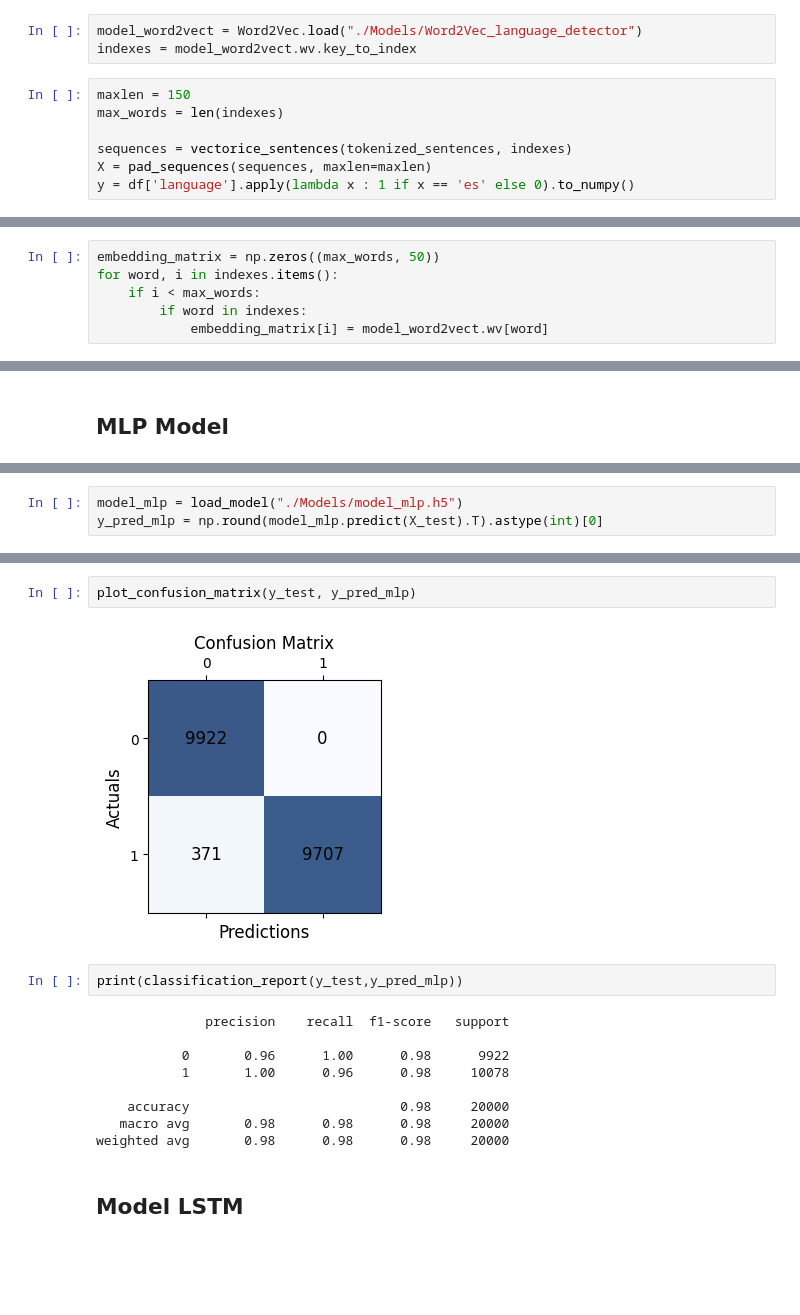
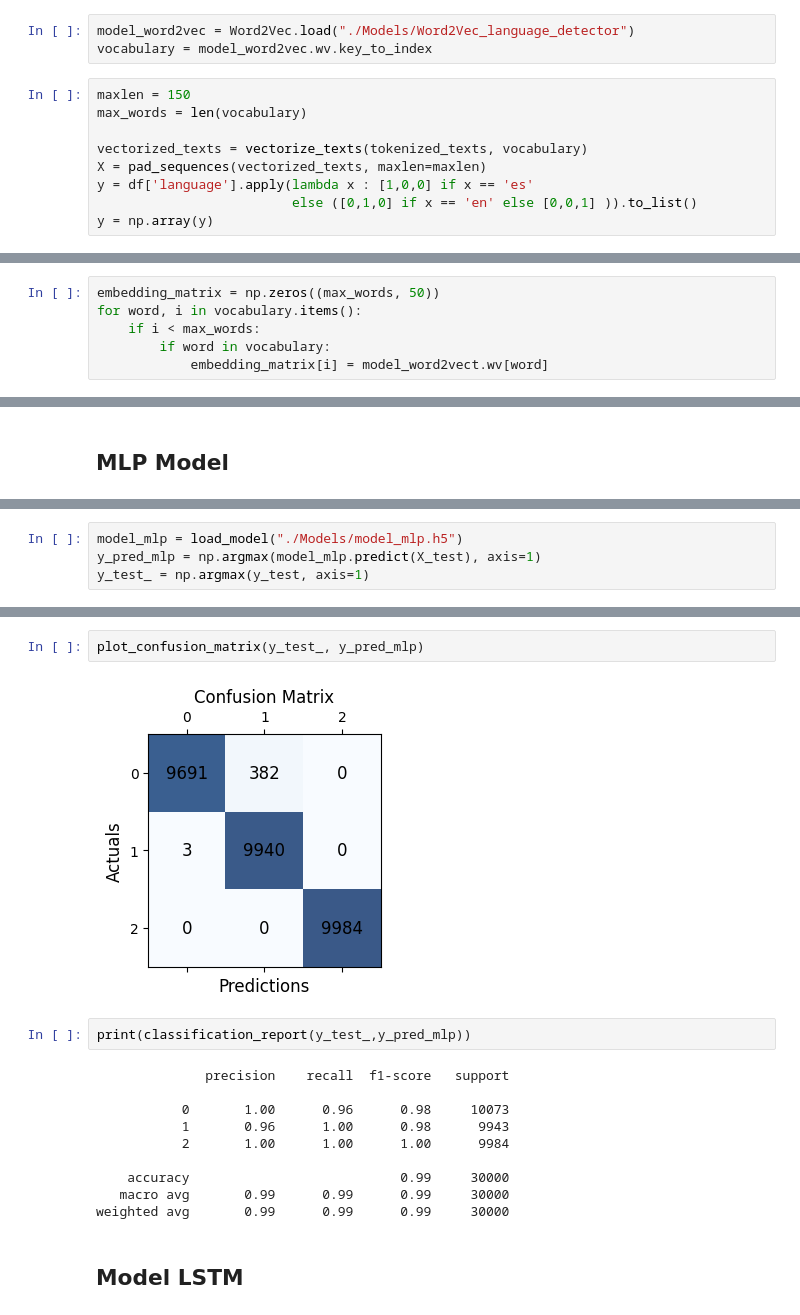
Before and after one commit to armadrigal/movie-review-opinion-analysis-and-language-detection, a Jupyter notebook: Language detector.ipynb, the cells around one changed output, grey strips where cells are left out. Saved outputs shown, nothing was run; the diff lists cells and outputs as text; blank space fills up the shorter version.

Commit message:
se actualizó Language detector

```diff
--- a/Language detector.ipynb
+++ b/Language detector.ipynb
@@ -136,15 +151,17 @@ model_word2vec.save("./Models/Word2Vec_language_detector")
 # %% [markdown]
 ## Vectorize texts
 # %%
-model_word2vect = Word2Vec.load("./Models/Word2Vec_language_detector")
-indexes = model_word2vect.wv.key_to_index
+model_word2vec = Word2Vec.load("./Models/Word2Vec_language_detector")
+vocabulary = model_word2vec.wv.key_to_index
 # %%
 maxlen = 150
-max_words = len(indexes)
+max_words = len(vocabulary)
 
-sequences = vectorice_sentences(tokenized_sentences, indexes)
-X = pad_sequences(sequences, maxlen=maxlen)
-y = df['language'].apply(lambda x : 1 if x == 'es' else 0).to_numpy()
+vectorized_texts = vectorize_texts(tokenized_texts, vocabulary)
+X = pad_sequences(vectorized_texts, maxlen=maxlen)
+y = df['language'].apply(lambda x : [1,0,0] if x == 'es'
+                         else ([0,1,0] if x == 'en' else [0,0,1] )).to_list()
+y = np.array(y)
 # %% [markdown]
 ## Split dataset into training and test
 # %%
@@ -153,9 +170,9 @@ X_train, X_test, y_train, y_test = train_test_split(X, y, test_size=0.2, random_
 ## Build embedding matrix
 # %%
 embedding_matrix = np.zeros((max_words, 50))
-for word, i in indexes.items():
+for word, i in vocabulary.items():
     if i < max_words:
-        if word in indexes:
+        if word in vocabulary:
             embedding_matrix[i] = model_word2vect.wv[word]
 # %% [markdown]
 ## Plot confusion matrix
@@ -241,4 +258,5 @@ Epoch 10/10
 # %%
 model_mlp = load_model("./Models/model_mlp.h5")
-y_pred_mlp = np.round(model_mlp.predict(X_test).T).astype(int)[0]
+y_pred_mlp = np.argmax(model_mlp.predict(X_test), axis=1)
+y_test_ = np.argmax(y_test, axis=1)
 # %% [output]
@@ -246,18 +264,19 @@ y_pred_mlp = np.round(model_mlp.predict(X_test).T).astype(int)[0]
 # %%
-plot_confusion_matrix(y_test, y_pred_mlp)
+plot_confusion_matrix(y_test_, y_pred_mlp)
 # %% [output]
-[figure, old version]
+[figure, new version]
 # %%
-print(classification_report(y_test,y_pred_mlp))
+print(classification_report(y_test_,y_pred_mlp))
 # %% [output]
               precision    recall  f1-score   support
 
-           0       0.96      1.00      0.98      9922
-           1       1.00      0.96      0.98     10078
+           0       1.00      0.96      0.98     10073
+           1       0.96      1.00      0.98      9943
+           2       1.00      1.00      1.00      9984
 
-    accuracy                           0.98     20000
-   macro avg       0.98      0.98      0.98     20000
-weighted avg       0.98      0.98      0.98     20000
+    accuracy                           0.99     30000
+   macro avg       0.99      0.99      0.99     30000
+weighted avg       0.99      0.99      0.99     30000
 # %% [markdown]
 ## Model LSTM
 # %%
```
Also changed, not shown: parts of 31 cells of this notebook.
